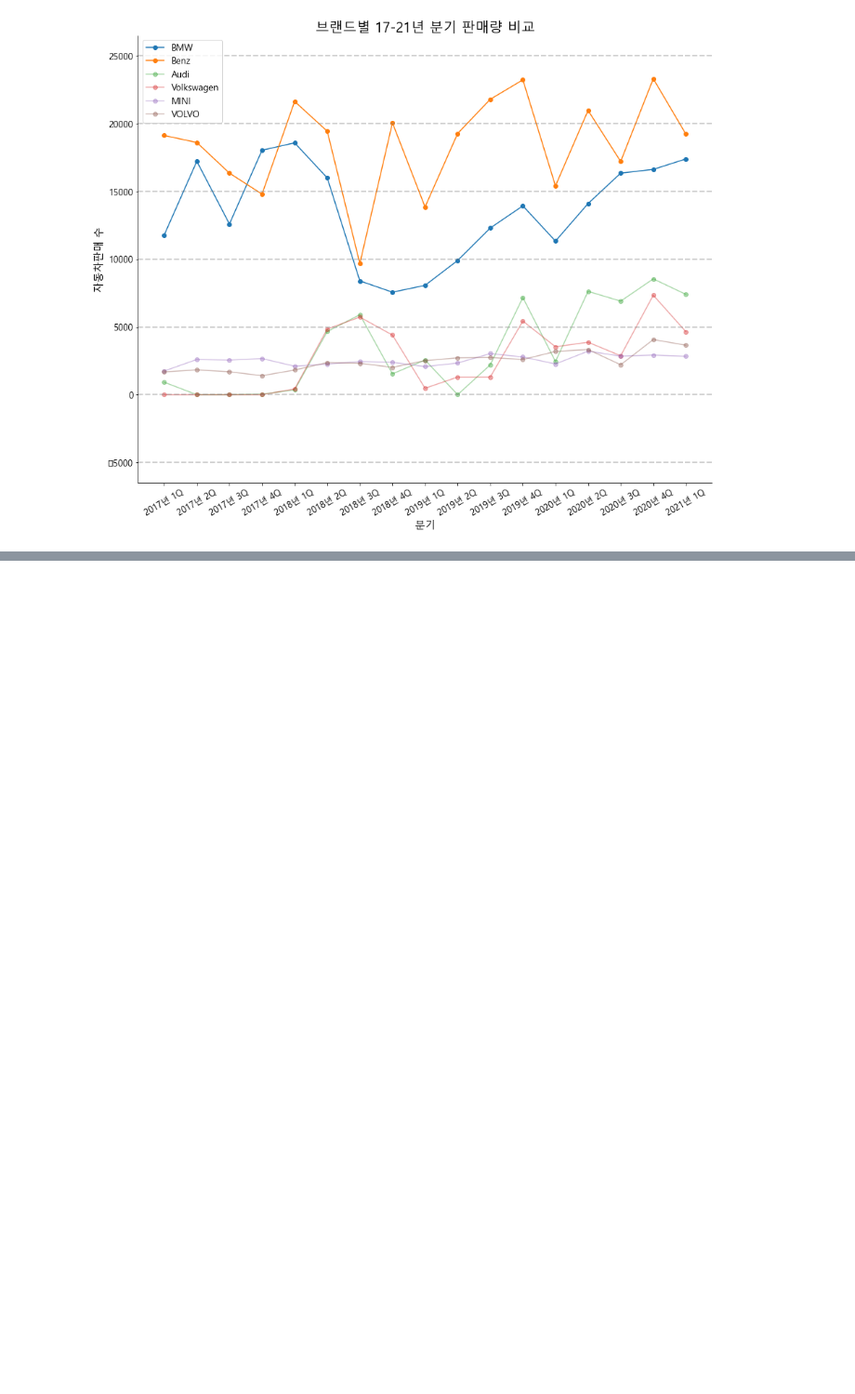
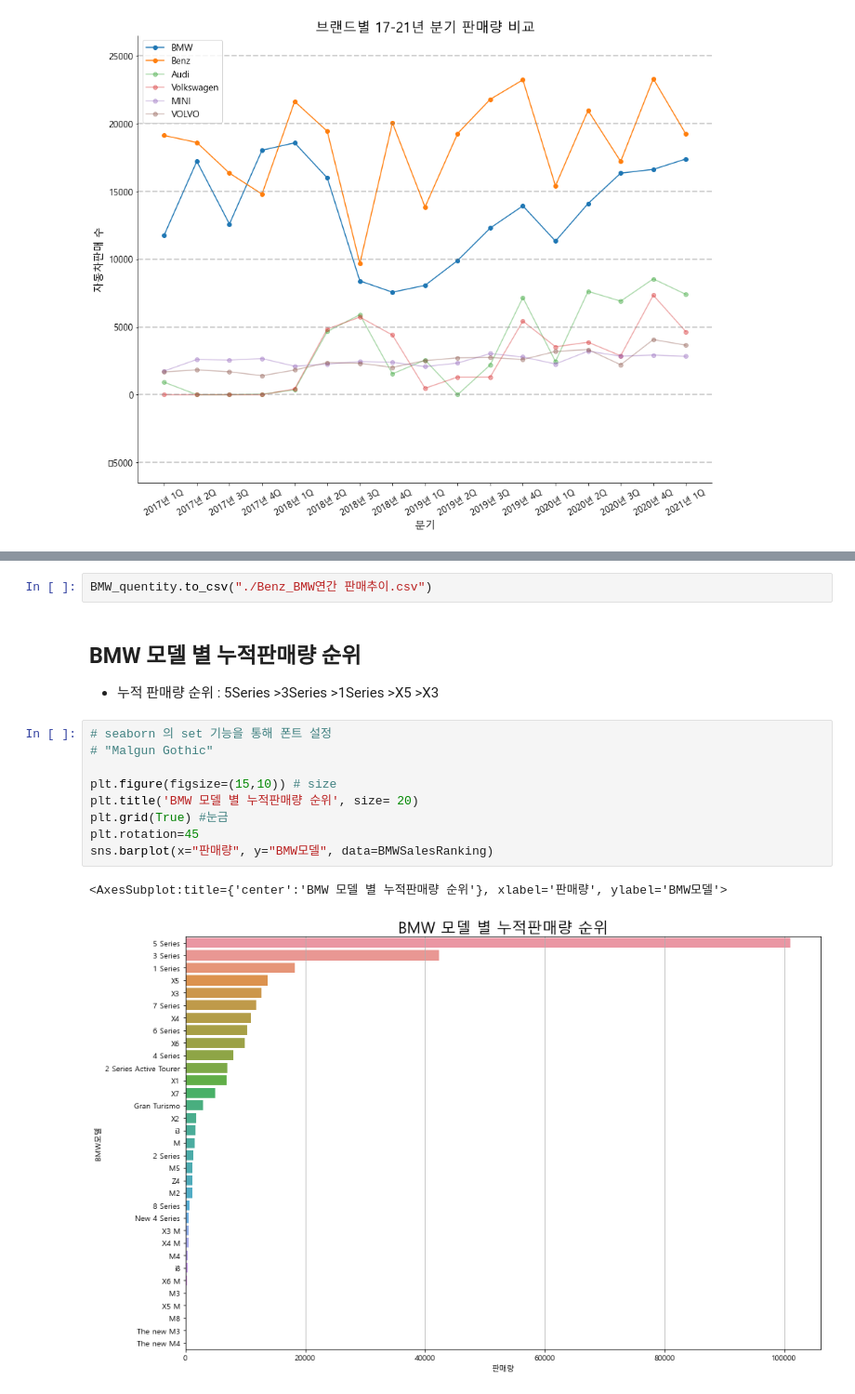
Before and after one commit to Kmingx/workscombine, a Jupyter notebook: 01. BMW 신규 거점 분석/BMW 신규 거점 선정을 위한 분석 Report_part1.ipynb, the cells around one changed output, grey strips where cells are left out. Shown at 93% size. Cells and saved outputs as stored; diff of their text form; blank space fills up the shorter version.

```diff
--- a/01. BMW 신규 거점 분석/BMW 신규 거점 선정을 위한 분석 Report_part1.ipynb
+++ b/01. BMW 신규 거점 분석/BMW 신규 거점 선정을 위한 분석 Report_part1.ipynb
@@ -774,0 +884,18 @@ plt.show()
+# %%
+BMW_quentity.to_csv("./Benz_BMW연간 판매추이.csv")
+# %% [markdown]
+## BMW 모델 별 누적판매량 순위
+
+- 누적 판매량 순위 : 5Series >3Series >1Series >X5 >X3
+# %%
+# seaborn 의 set 기능을 통해 폰트 설정
+# "Malgun Gothic"
+
+plt.figure(figsize=(15,10)) # size
+plt.title('BMW 모델 별 누적판매량 순위', size= 20)
+plt.grid(True) #눈금
+plt.rotation=45
+sns.barplot(x="판매량", y="BMW모델", data=BMWSalesRanking)
+# %% [output]
+<AxesSubplot:title={'center':'BMW 모델 별 누적판매량 순위'}, xlabel='판매량', ylabel='BMW모델'>
+[figure, added]
```
Also changed, not shown: parts of 33 cells of this notebook, 2 other files.
